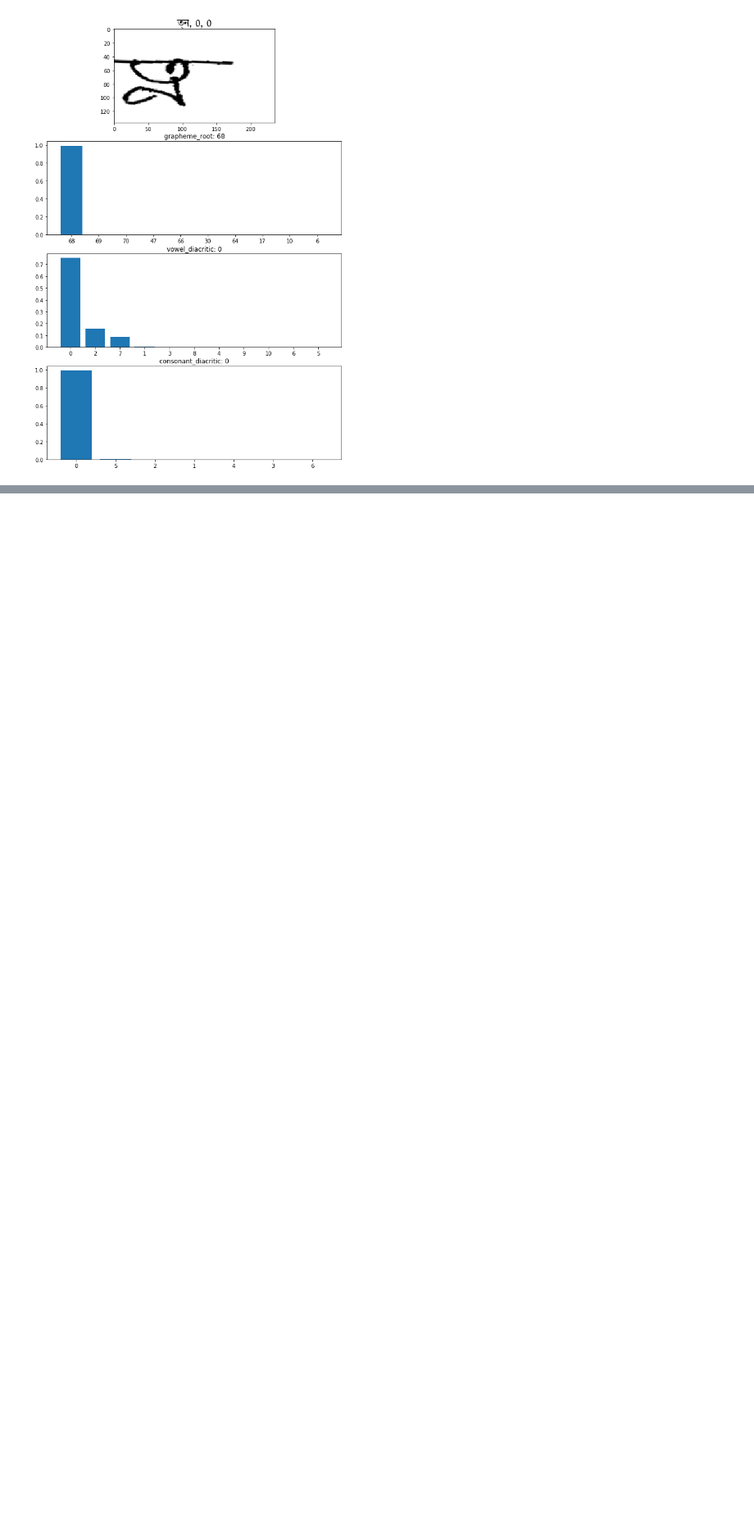
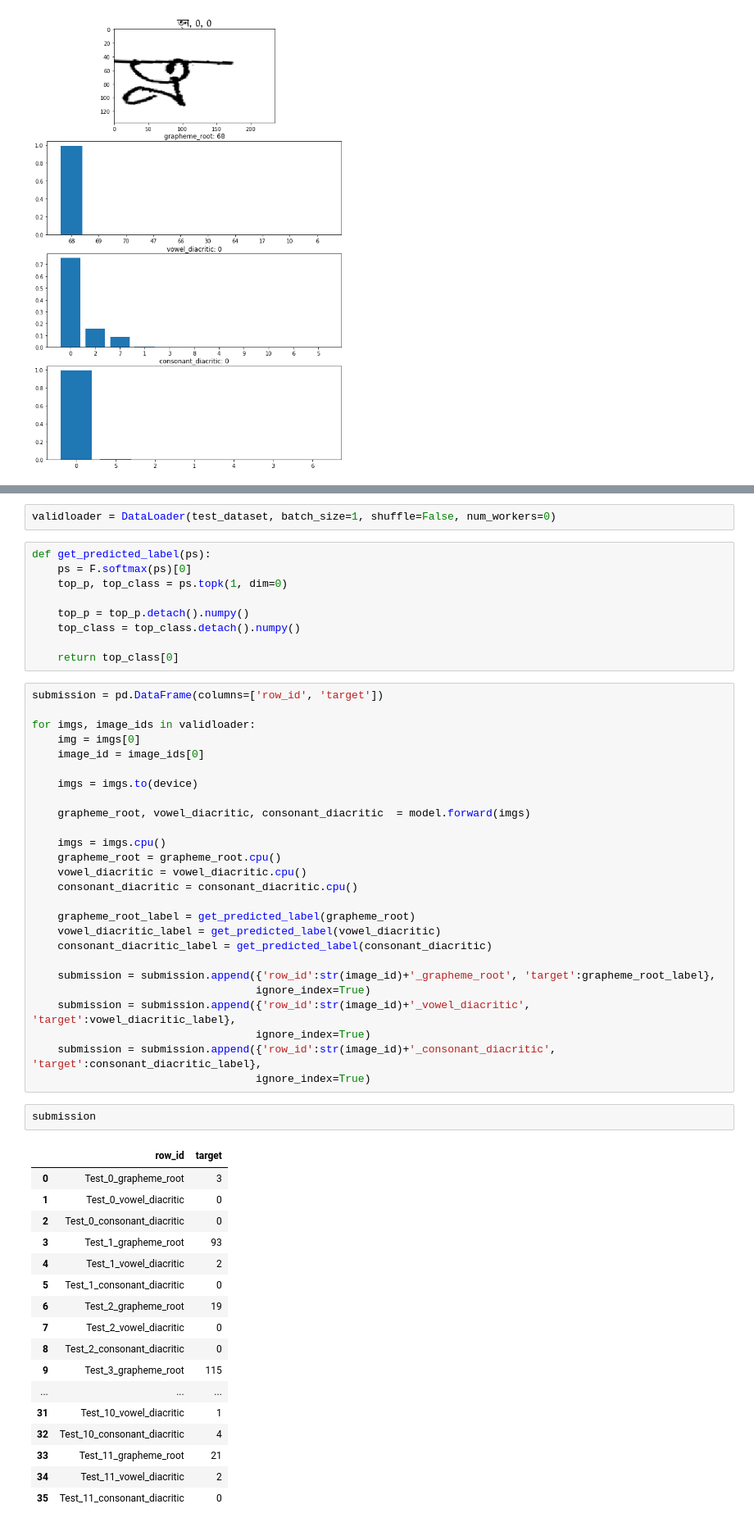
Before and after one commit to Lexie88rus/Bengali_AI_Competition, a Jupyter notebook: Bengali.AI Baseline Model.ipynb, the cells around one changed output, grey strips where cells are left out. Shown at 82% size. Cells and saved outputs as stored; diff of their text form; blank space fills up the shorter version.

```diff
--- a/Bengali.AI Baseline Model.ipynb
+++ b/Bengali.AI Baseline Model.ipynb
@@ -516,0 +538,57 @@ for img, labels in testloader:
+# %%
+validloader = DataLoader(test_dataset, batch_size=1, shuffle=False, num_workers=0)
+# %%
+def get_predicted_label(ps):
+    ps = F.softmax(ps)[0]
+    top_p, top_class = ps.topk(1, dim=0)
+
+    top_p = top_p.detach().numpy()
+    top_class = top_class.detach().numpy()
+
+    return top_class[0]
+# %%
+submission = pd.DataFrame(columns=['row_id', 'target'])
+
+for imgs, image_ids in validloader:
+    img = imgs[0]
+    image_id = image_ids[0]
+
+    imgs = imgs.to(device)
+
+    grapheme_root, vowel_diacritic, consonant_diacritic  = model.forward(imgs)
+
+    imgs = imgs.cpu()
+    grapheme_root = grapheme_root.cpu()
+    vowel_diacritic = vowel_diacritic.cpu()
+    consonant_diacritic = consonant_diacritic.cpu()
+
+    grapheme_root_label = get_predicted_label(grapheme_root)
+    vowel_diacritic_label = get_predicted_label(vowel_diacritic)
+    consonant_diacritic_label = get_predicted_label(consonant_diacritic)
+
+    submission = submission.append({'row_id':str(image_id)+'_grapheme_root', 'target':grapheme_root_label},
+                                   ignore_index=True)
+    submission = submission.append({'row_id':str(image_id)+'_vowel_diacritic', 'target':vowel_diacritic_label},
+                                   ignore_index=True)
+    submission = submission.append({'row_id':str(image_id)+'_consonant_diacritic', 'target':consonant_diacritic_label},
+                                   ignore_index=True)
+# %%
+submission
+# %% [output]
+|  | row_id | target |
+| 0 | Test_0_grapheme_root | 3 |
+| 1 | Test_0_vowel_diacritic | 0 |
+| 2 | Test_0_consonant_diacritic | 0 |
+| 3 | Test_1_grapheme_root | 93 |
+| 4 | Test_1_vowel_diacritic | 2 |
+| 5 | Test_1_consonant_diacritic | 0 |
+| 6 | Test_2_grapheme_root | 19 |
+| 7 | Test_2_vowel_diacritic | 0 |
+| 8 | Test_2_consonant_diacritic | 0 |
+| 9 | Test_3_grapheme_root | 115 |
+| ... | ... | ... |
+| 31 | Test_10_vowel_diacritic | 1 |
+| 32 | Test_10_consonant_diacritic | 4 |
+| 33 | Test_11_grapheme_root | 21 |
+| 34 | Test_11_vowel_diacritic | 2 |
+| 35 | Test_11_consonant_diacritic | 0 |
```
Also changed, not shown: parts of 8 cells of this notebook.
